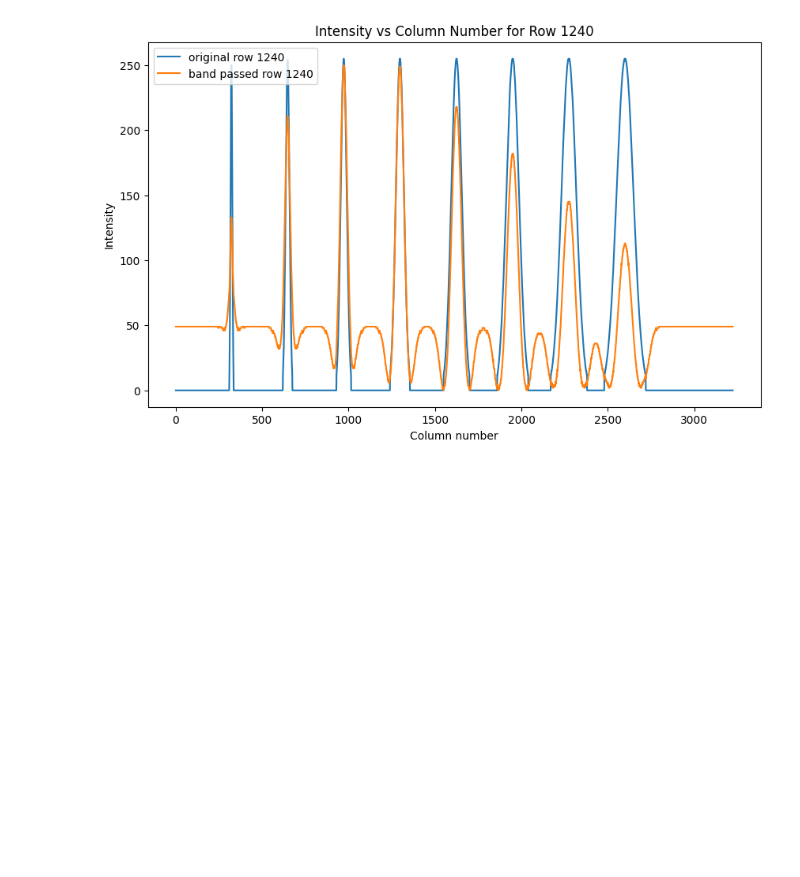
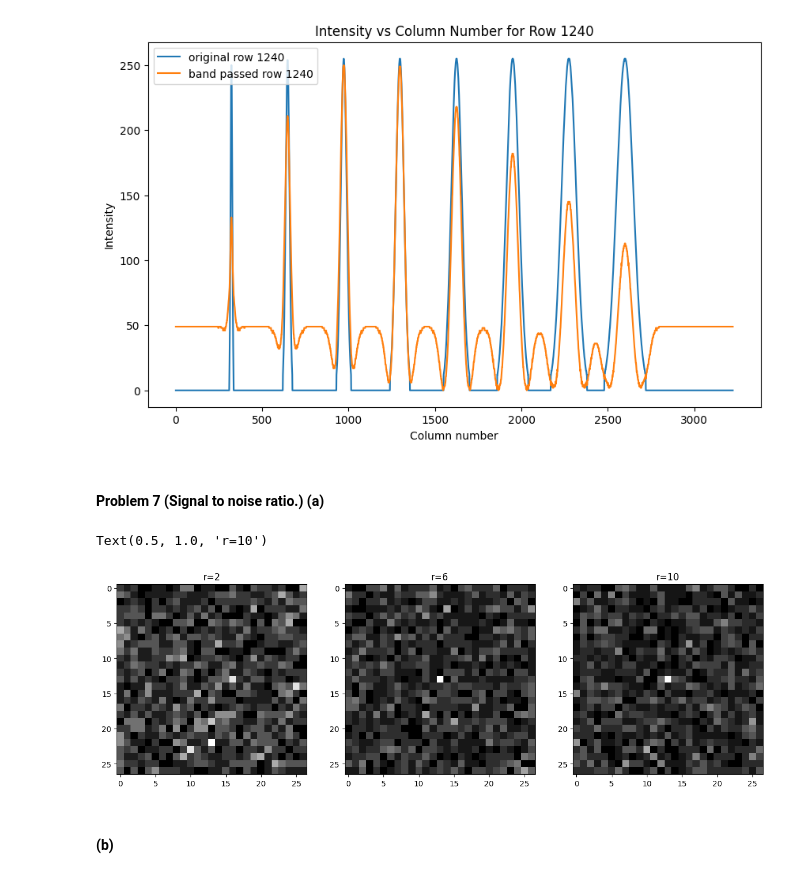
Before and after one commit to babrouse/image_analysis, a Jupyter notebook: homework/submitted/homework_3.ipynb, the cells around one changed output. Saved outputs shown, nothing was run; the diff lists cells and outputs as text; code cells hidden in the pictures; blank space fills up the shorter version.

```diff
--- a/homework/submitted/homework_3.ipynb
+++ b/homework/submitted/homework_3.ipynb
@@ -397,3 +397,44 @@ plt.show()
 # %% [output]
 [figure]
 [figure]
+# %% [markdown]
+#### Problem 7 (Signal to noise ratio.) (a)
+# %%
+def gen_poisson(r, t, b=2, size=(27, 27)):
+    # random bg
+    img = np.random.poisson(lam=b * t, size=size)
+
+    # random pixel signal
+    signal_output = np.random.poisson(lam=r * t)
+
+    # calc center
+    cent = (size[0] // 2, size[1] // 2)
+
+    # put signal at center
+    img[cent] += signal_output
+
+    return img
+# %%
+rs = [2, 6, 10] # r vals
+t = 1  # ms
+
+# gen images
+imgs = [gen_poisson(rs[0], t), gen_poisson(rs[1], t), gen_poisson(rs[2], t)]
+
+# plot those bad jessies
+fig, axes = plt.subplots(1, 3, figsize=(15, 5))
+ax = axes.ravel()
+
+ax[0].imshow(imgs[0], cmap='gray')
+ax[0].set_title('r=2')
+
+ax[1].imshow(imgs[1], cmap='gray')
+ax[1].set_title('r=6')
+
+ax[2].imshow(imgs[2], cmap='gray')
+ax[2].set_title('r=10')
+# %% [output]
+Text(0.5, 1.0, 'r=10')
+[figure, added]
+# %% [markdown]
+#### (b)
```
Also changed, not shown: parts of 2 cells of this notebook.
